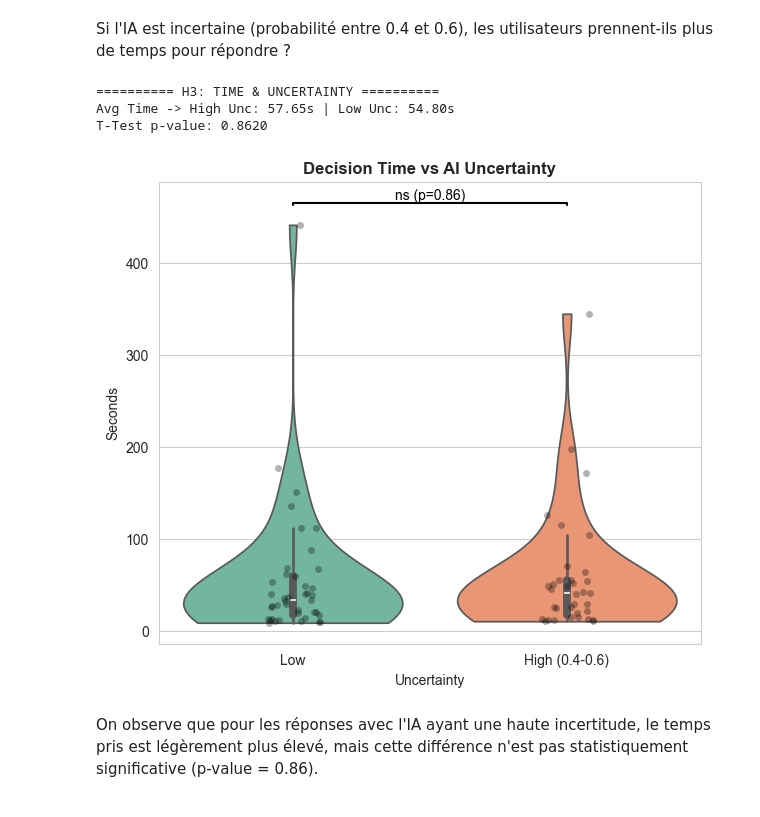
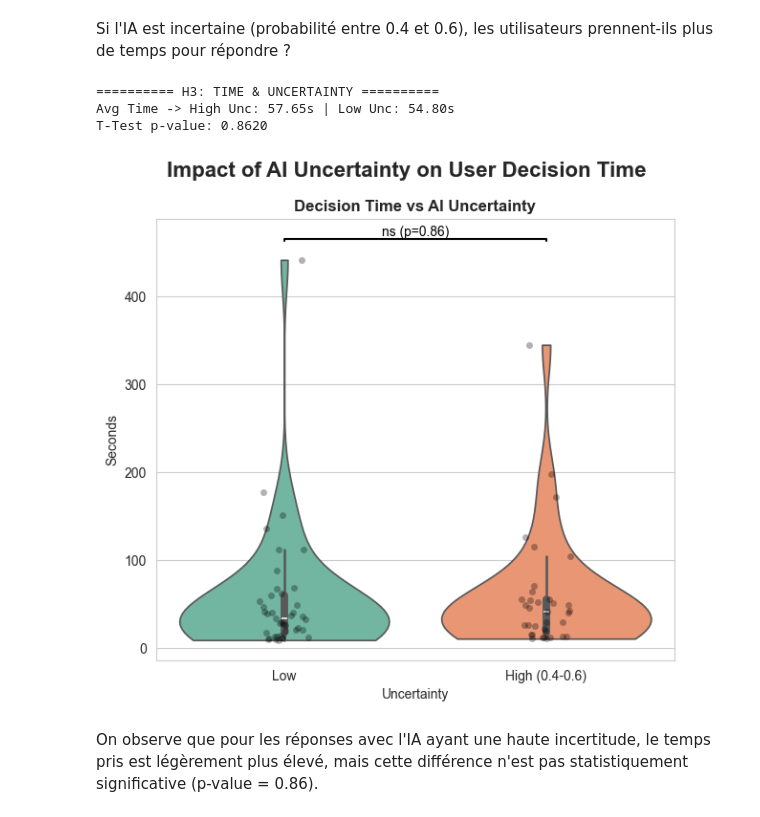
Before and after one commit to VictorFleiser/AI-Detection-Extension, a Jupyter notebook: main.ipynb, the cells around one changed output. Cells and saved outputs as stored; diff of their text form; code cells hidden in the pictures.

```diff
--- a/main.ipynb
+++ b/main.ipynb
@@ -263,34 +265,36 @@ data['Uncertainty'] = np.where((data['ai_prob'] >= 0.4) & (data['ai_prob'] <= 0.
 
 # 4. Stats
 high = data[data['Uncertainty'].str.startswith('High')]['dur']
 low = data[data['Uncertainty'] == 'Low']['dur']
 
 p_val = 1.0
 if len(high) > 1 and len(low) > 1:
     p_val = stats.ttest_ind(high, low)[1]
 
 print(f"Avg Time -> High Unc: {high.mean():.2f}s | Low Unc: {low.mean():.2f}s")
 print(f"T-Test p-value: {p_val:.4f}")
 
 # 5. Violin Plot
 plt.figure(figsize=(7, 6))
 sns.set_style("whitegrid")
 
 ax = sns.violinplot(x='Uncertainty', y='dur', data=data, palette="Set2", inner="box", cut=0)
 sns.stripplot(x='Uncertainty', y='dur', data=data, color='k', alpha=0.3, jitter=0.1)
 
 if len(high) > 1:
     draw_bracket(ax, 0, 1, data['dur'].max() * 1.05, p_val)
 
 plt.ylabel("Seconds")
 plt.title("Decision Time vs AI Uncertainty", weight='bold')
+
+plt.suptitle("Impact of AI Uncertainty on User Decision Time", weight='bold', size=16)
 plt.savefig(os.path.join(PLOTS_DIR, "H3_Time.png"), dpi=300, bbox_inches='tight')
 plt.show()
 # %% [output]
 ========== H3: TIME & UNCERTAINTY ==========
 Avg Time -> High Unc: 57.65s | Low Unc: 54.80s
 T-Test p-value: 0.8620
-[figure, old version]
+[figure, new version]
 # %% [markdown]
 On observe que pour les réponses avec l'IA ayant une haute incertitude, le temps pris est légèrement plus élevé, mais cette différence n'est pas statistiquement significative (p-value = 0.86).
 # %% [markdown]
```
Also changed, not shown: parts of 3 cells of this notebook.
